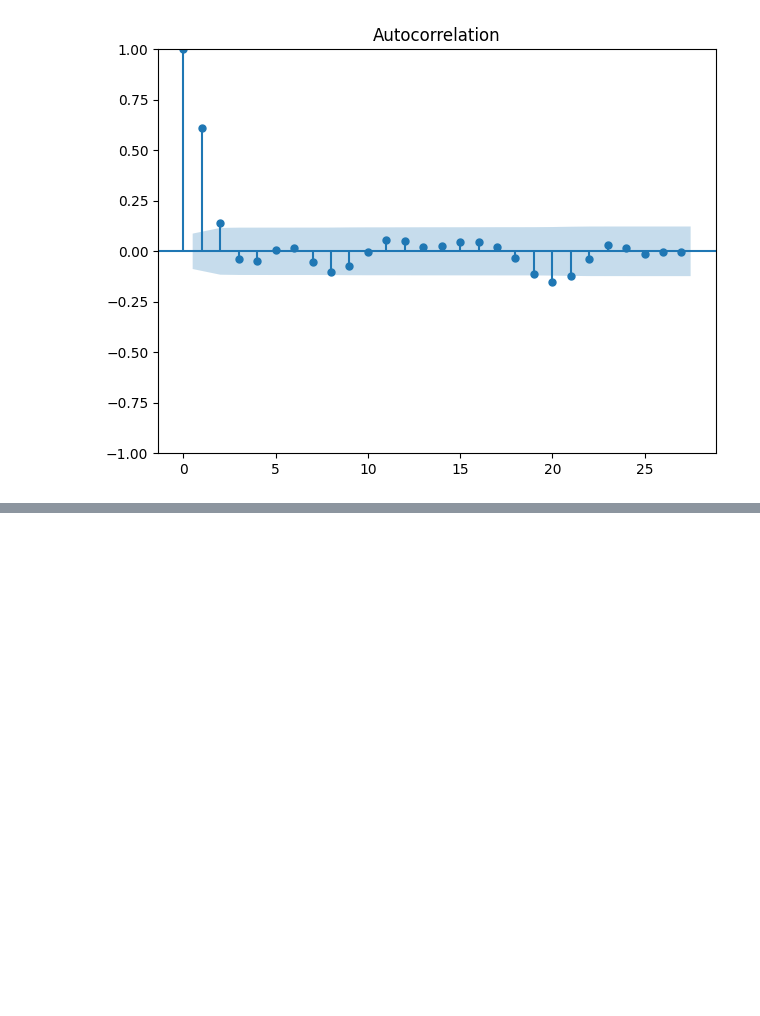
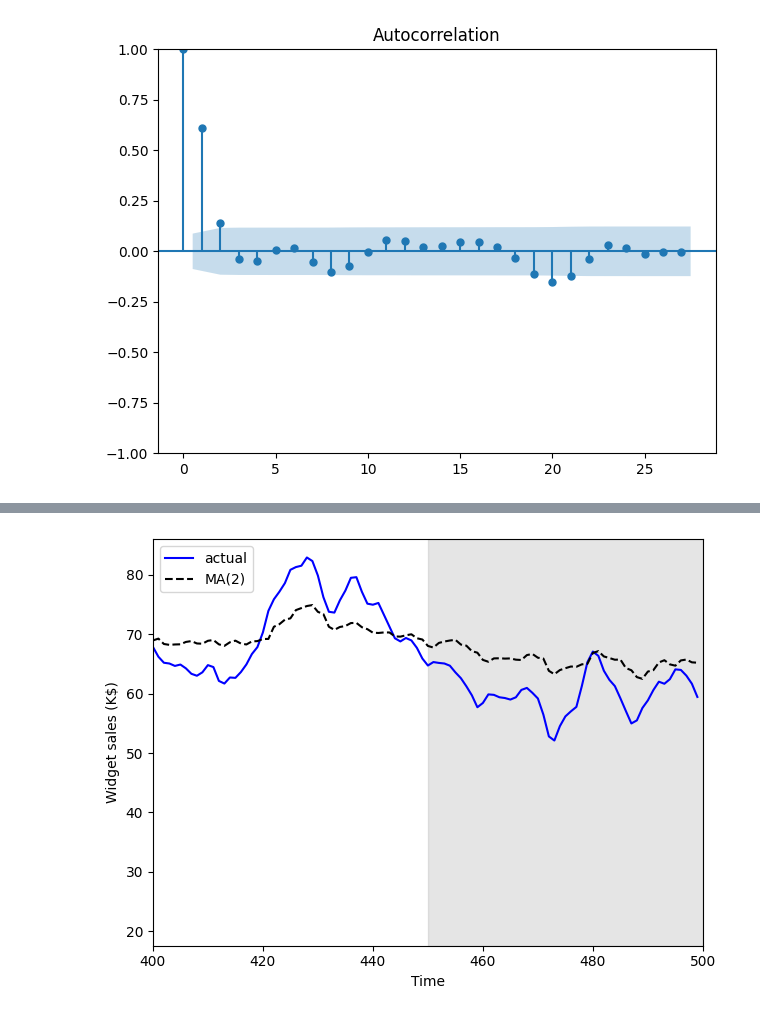
Before and after one commit to lewinskie254/timeseries-youtube, a Jupyter notebook: Lecture_3_Timeseries_Analysis_MovingAverage.ipynb, the cells around one changed output, grey strips where cells are left out. Cells and saved outputs as stored; diff of their text form; code cells hidden in the pictures; blank space fills up the shorter version.

```diff
--- a/Lecture_3_Timeseries_Analysis_MovingAverage.ipynb
+++ b/Lecture_3_Timeseries_Analysis_MovingAverage.ipynb
@@ -58,0 +157,19 @@ plt.tight_layout()
+# %%
+#create a new dataframe for the series
+df['pred_widget_sales'] = pd.Series()
+
+#To integrate the differenced data, we simply just cumulative sum from the last item in the train set
+df.loc[TRAIN_LEN:, 'pred_widget_sales'] = (df['widget_sales'].iloc[TRAIN_LEN]+ pred_df['pred_MA'].cumsum())
+# %%
+fig, ax = plt.subplots()
+ax.plot(df['widget_sales'], 'b-', label='actual')
+ax.plot(df['pred_widget_sales'], 'k--', label='MA(2)')
+ax.legend(loc=2)
+ax.set_xlabel('Time')
+ax.set_ylabel('Widget sales (K$)')
+ax.axvspan(450, 500, color='#808080', alpha=0.2)
+
+ax.set_xlim(400, 500)
+plt.tight_layout()
+# %% [output]
+[figure, added]
```
Also changed, not shown: parts of 6 cells of this notebook.
